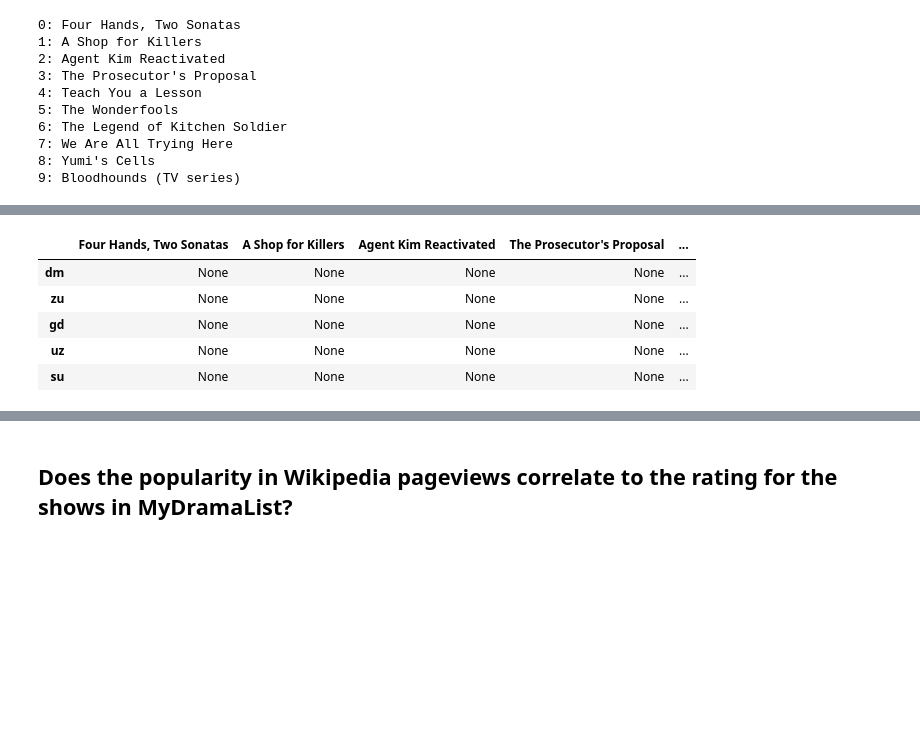
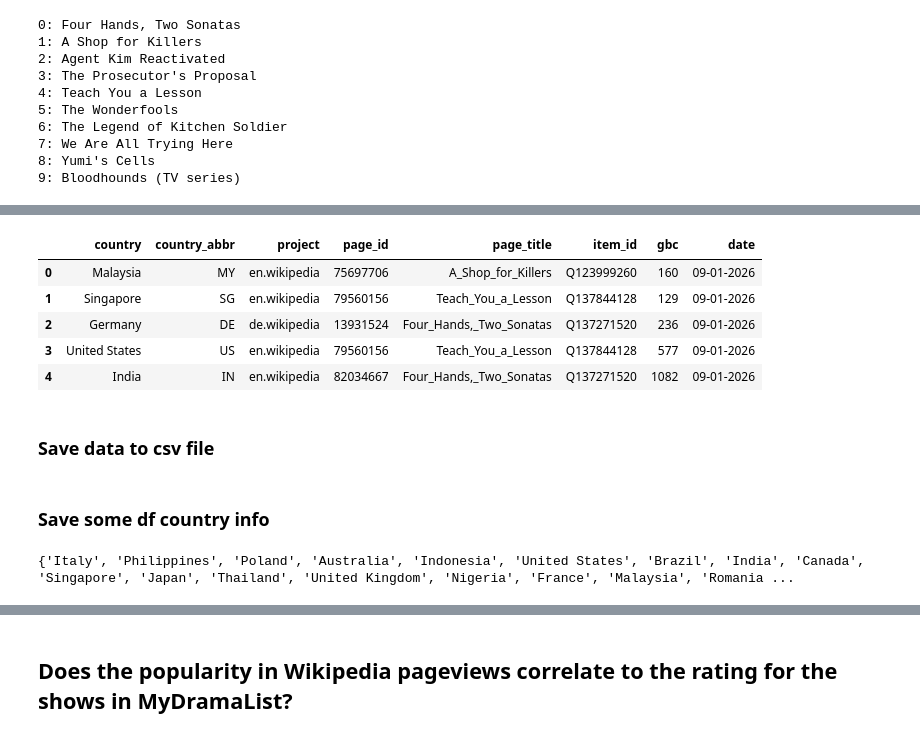
Before and after one commit to ninahowley/cs315-week5-tasks-wed, a Jupyter notebook: task3.ipynb, the cells around one changed output, grey strips where cells are left out. Cells and saved outputs as stored; diff of their text form; code cells hidden in the pictures; blank space fills up the shorter version.

```diff
--- a/task3.ipynb
+++ b/task3.ipynb
@@ -171,20 +170,2 @@ print(wikis)
 # %%
 p = PageviewsClient(user_agent="cs315 student (nh107)")
-# %%
-%%capture
-#ignore error printing because there's too much
-
-data = {}
-for wiki in wikis:
-    wiki_row = {}
-    for title in wikipedia_titles:
-        try:
-            data = p.article_views(f'{wiki}.wikipedia', title, start='20260901', end='20260930')
-            temp_df = pd.DataFrame(data)
-            total_views = temp_df.sum(axis=1)
-            wiki_row[title] = total_views
-        except Exception:
-            wiki_row[title] = None
-    data[wiki] = wiki_row
-
-df = pd.DataFrame.from_dict(data, orient='index')
@@ -214,9 +171,0 @@ KeyboardInterrupt:
-# %%
-df
-# %% [output]
-|  | Four Hands, Two Sonatas | A Shop for Killers | Agent Kim Reactivated | The Prosecutor's Proposal | ... |
-| dm | None | None | None | None | ... |
-| zu | None | None | None | None | ... |
-| gd | None | None | None | None | ... |
-| uz | None | None | None | None | ... |
-| su | None | None | None | None | ... |
@@ -222,0 +193,11 @@ df
+# %%
+data.head()
+# %% [output]
+|  | country | country_abbr | project | page_id | page_title | item_id | gbc | date |
+| 0 | Malaysia | MY | en.wikipedia | 75697706 | A_Shop_for_Killers | Q123999260 | 160 | 09-01-2026 |
+| 1 | Singapore | SG | en.wikipedia | 79560156 | Teach_You_a_Lesson | Q137844128 | 129 | 09-01-2026 |
+| 2 | Germany | DE | de.wikipedia | 13931524 | Four_Hands,_Two_Sonatas | Q137271520 | 236 | 09-01-2026 |
+| 3 | United States | US | en.wikipedia | 79560156 | Teach_You_a_Lesson | Q137844128 | 577 | 09-01-2026 |
+| 4 | India | IN | en.wikipedia | 82034667 | Four_Hands,_Two_Sonatas | Q137271520 | 1082 | 09-01-2026 |
+# %% [markdown]
+<h3>Save data to csv file</h3>
@@ -222,0 +206,7 @@ df
+# %% [markdown]
+<h3>Save some df country info</h3>
+# %%
+countries = set(data['country'])
+print(countries)
+# %% [output]
+{'Italy', 'Philippines', 'Poland', 'Australia', 'Indonesia', 'United States', 'Brazil', 'India', 'Canada', 'Singapore', 'Japan', 'Thailand', 'United Kingdom', 'Nigeria', 'France', 'Malaysia', 'Romania ...
```
Also changed, not shown: parts of 29 cells of this notebook, 3 other files.
